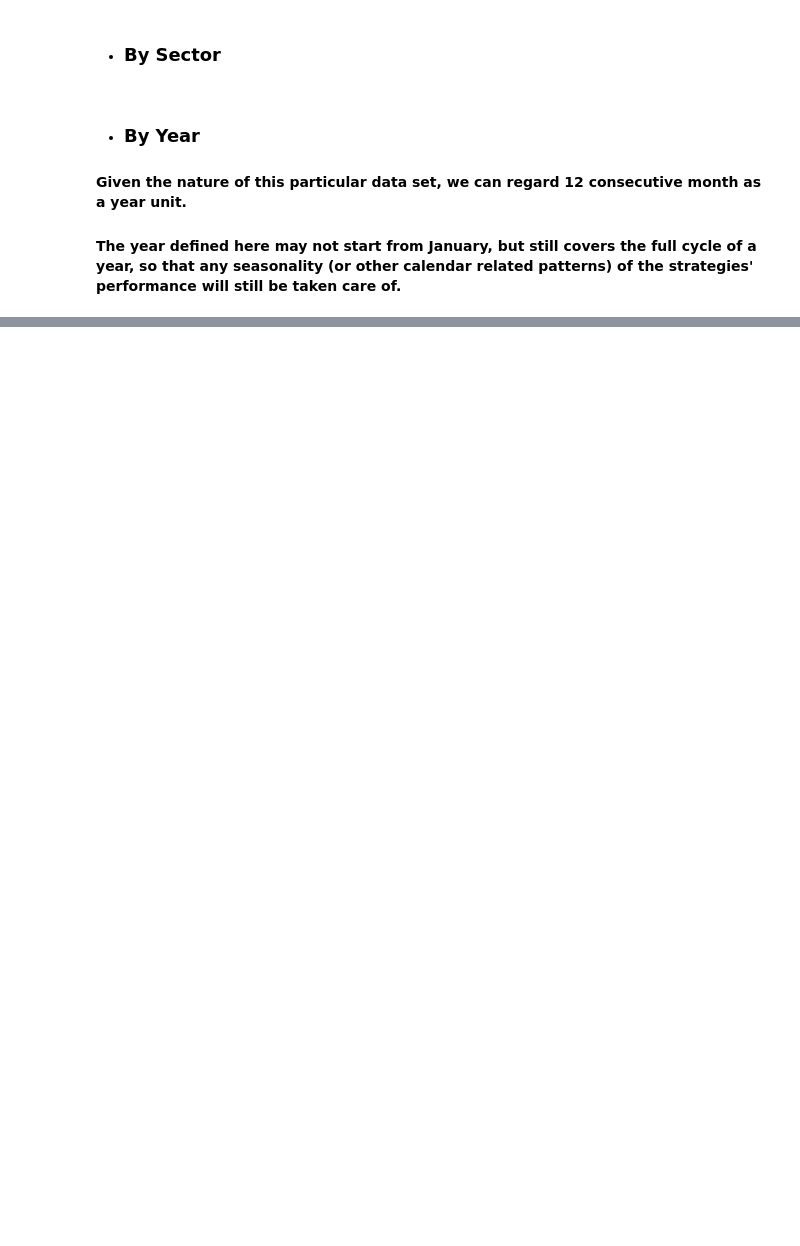
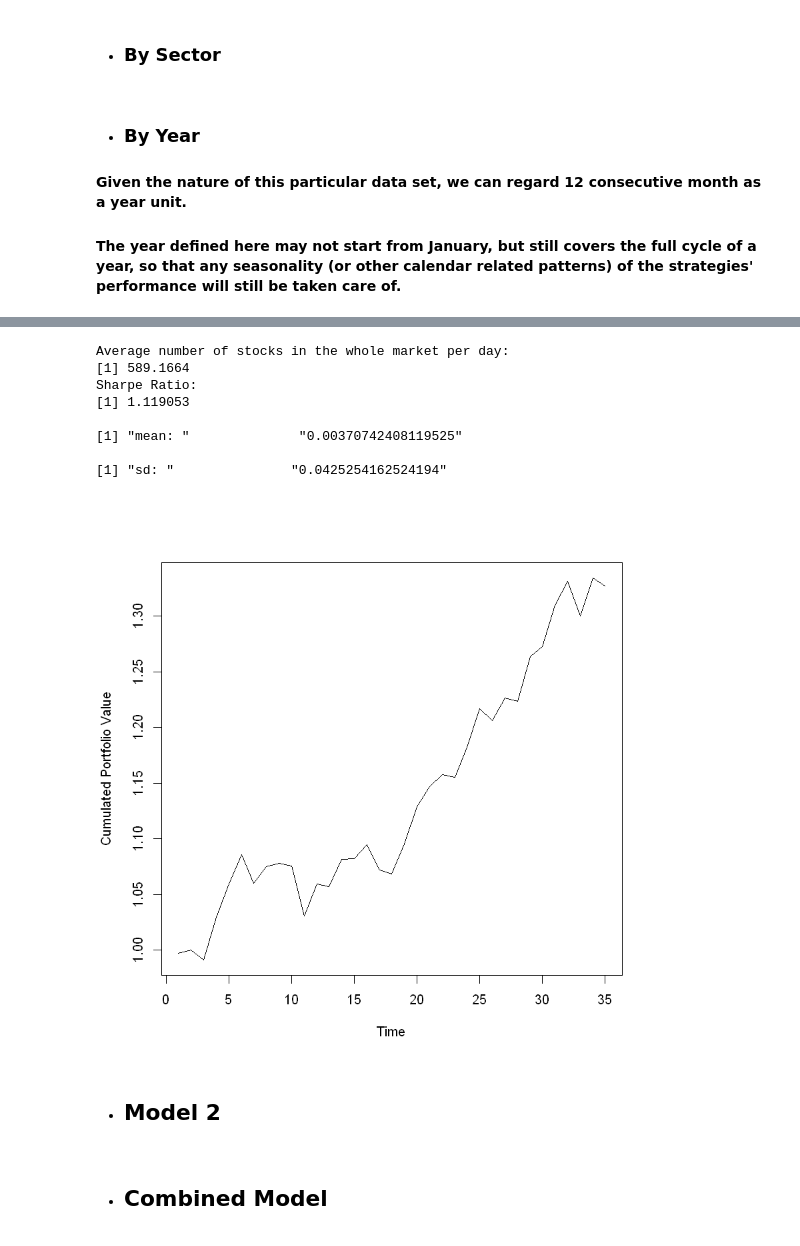
Before and after one commit to potato1996/jyl-repo, a Jupyter notebook: Model_Development.ipynb, the cells around one changed output, grey strips where cells are left out. Drawn from its saved outputs; the diff is of its cells as text; code cells hidden in the pictures; blank space fills up the shorter version.

```diff
--- a/Model_Development.ipynb
+++ b/Model_Development.ipynb
@@ -185,0 +289,15 @@ sum(1/n * (1 + fwd_return/100)) - sum(1/n * (1 + fwd_return/100)) ## Long & shor
+# %%
+decide_long_short <- function(prediction_data){
+    prediction_data <- prediction_data[, num_of_stock_on_mkt := .N, by = date]
+    # Avg 627 stock per day, thus we can rank the market by predicted fwd_ret, then long the top 10% and short the bottom 10%
+    cat("Average number of stocks in the whole market per day:\n")
+    print(mean(prediction_data[["num_of_stock_on_mkt"]]))
+    # Rank the whole mkt on each day, the range of ranking is [-0.5, 0.5]
+    prediction_data <- prediction_data[, fwd_return_predict_mkt_rank := rank(fwd_returns_predict, na.last = "keep")/
+                                         max(rank(fwd_returns_predict, na.last = "keep"), na.rm = T) - 0.5, by = date]
+    prediction_data <- prediction_data[, short_or_long := ifelse(fwd_return_predict_mkt_rank >= 0.4, 1,
+                                                                   ifelse(fwd_return_predict_mkt_rank <= -0.4, -1, 0))]
+    return (prediction_data)
+}
+
+prediction_data1 <- decide_long_short(prediction_data1)
@@ -187,0 +400,4 @@ sum(1/n * (1 + fwd_return/100)) - sum(1/n * (1 + fwd_return/100)) ## Long & shor
+# %%
+# F05, F06, F13, F21, F22, F23 remain to be significant
+names(data_test1)
+data_test1 <- data_test[, c(1:3, 8:9, 16, 24:27)]
@@ -187,0 +407,7 @@ sum(1/n * (1 + fwd_return/100)) - sum(1/n * (1 + fwd_return/100)) ## Long & shor
+# %%
+# Predict
+OS_factors1 <- data_test1[, c(4:9)]
+OS_prediction_data1 <- predict_ret(lm1, OS_factors1, data_test1, "fwd_returns_test")
+head(OS_prediction_data1)
+dim(OS_prediction_data1)
+length(unique(OS_prediction_data1$date))
@@ -187,0 +424,20 @@ sum(1/n * (1 + fwd_return/100)) - sum(1/n * (1 + fwd_return/100)) ## Long & shor
+# %%
+# Performance
+OS_prediction_data1 <- decide_long_short(OS_prediction_data1)
+OS_prediction_data1 <- cal_port_ret(OS_prediction_data1)
+OS_prediction_data1 <- cal_SR(OS_prediction_data1)
+plot_performance(OS_prediction_data1)
+# %% [output]
+Average number of stocks in the whole market per day:
+[1] 589.1664
+Sharpe Ratio:
+[1] 1.119053
+
+[1] "mean: "              "0.00370742408119525"
+
+[1] "sd: "               "0.0425254162524194"
+[figure, added]
+# %% [markdown]
+- ## Model 2
+# %% [markdown]
+- ## Combined Model
```
Also changed, not shown: parts of 34 cells of this notebook, 2 other files.
